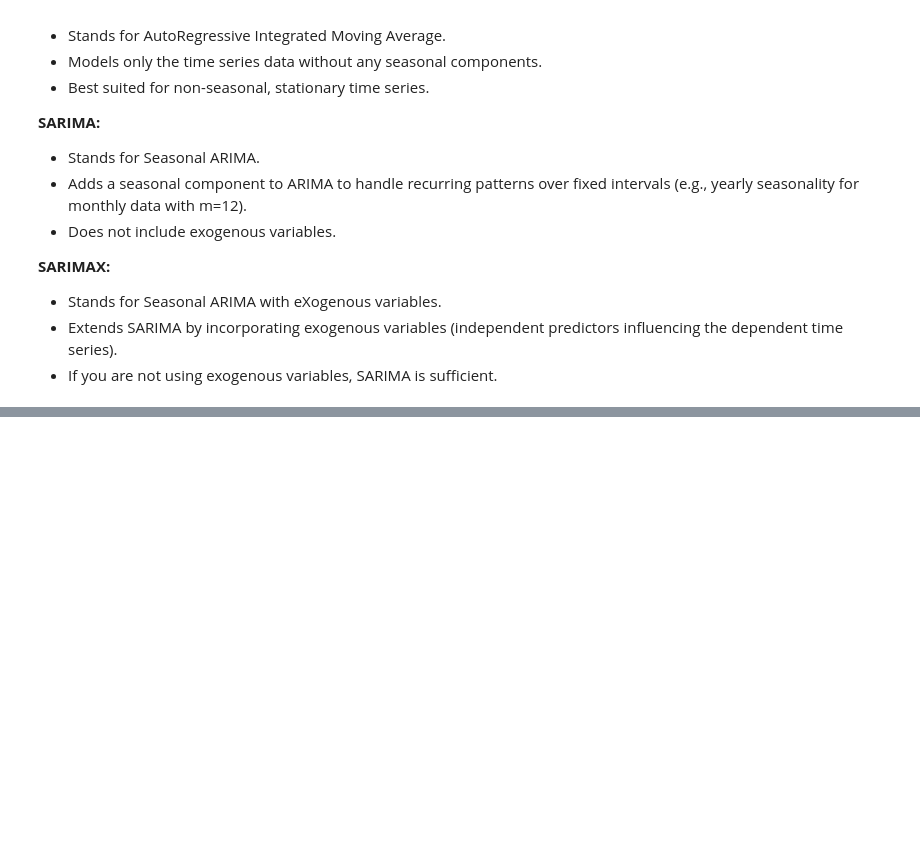
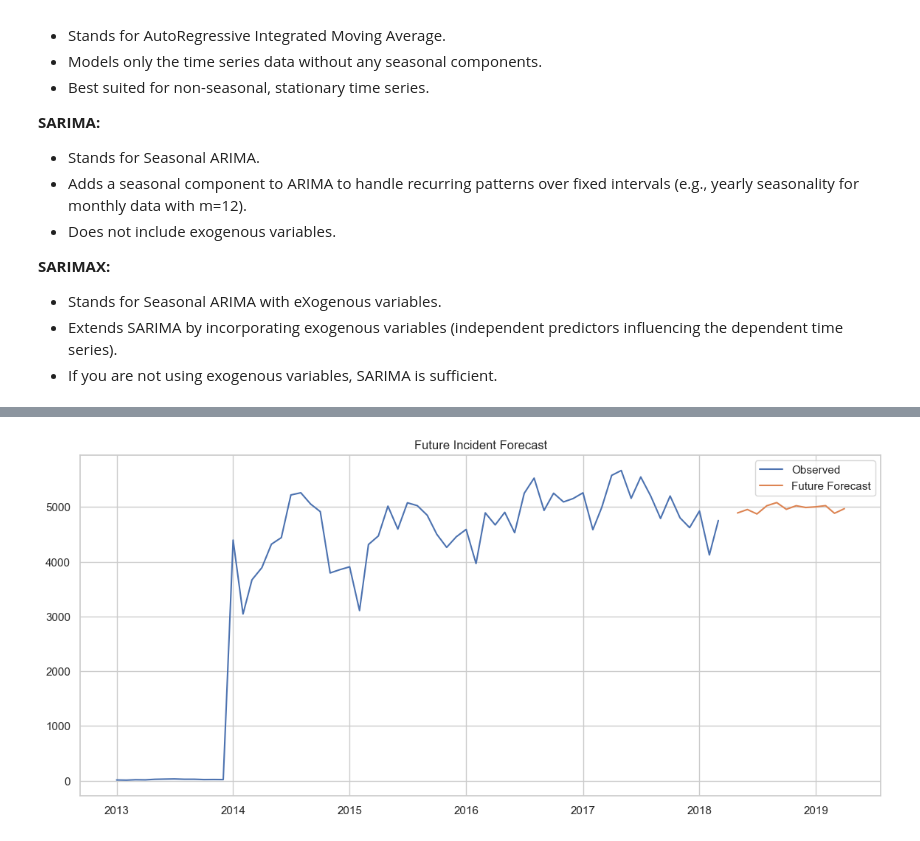
Before and after one commit to bharath03-a/Gun-Violence-Incidents, a Jupyter notebook: notebooks/06_time_series_analysis.ipynb, the cells around one changed output, grey strips where cells are left out. Drawn from its saved outputs; the diff is of its cells as text; code cells hidden in the pictures; blank space fills up the shorter version.

```diff
--- a/notebooks/06_time_series_analysis.ipynb
+++ b/notebooks/06_time_series_analysis.ipynb
@@ -335,3 +369,0 @@ MAPE: 0.07, RMSE: 428.10
-# %%
-ts['forecast'] = model_fit.predict(start = 40, end= 62, dynamic= True)
-ts[['total','forecast']].plot(figsize=(14,6))
@@ -358,0 +392,14 @@ plt.show()
+# %%
+future_forecast = sarima_model.forecast(steps=12)
+future_forecast = np.array(future_forecast).flatten()
+future_forecast_index = pd.date_range(start=ts.index[-1] + pd.offsets.MonthBegin(1), periods=12, freq='M')
+future_forecast_series = pd.Series(data=future_forecast, index=future_forecast_index)
+
+plt.figure(figsize=(14, 6))
+plt.plot(ts['total'], label='Observed')
+plt.plot(future_forecast_series, label='Future Forecast')
+plt.title("Future Incident Forecast")
+plt.legend()
+plt.show()
+# %% [output]
+[figure, added]
```
Also changed, not shown: parts of 20 cells of this notebook, 1 other file.
